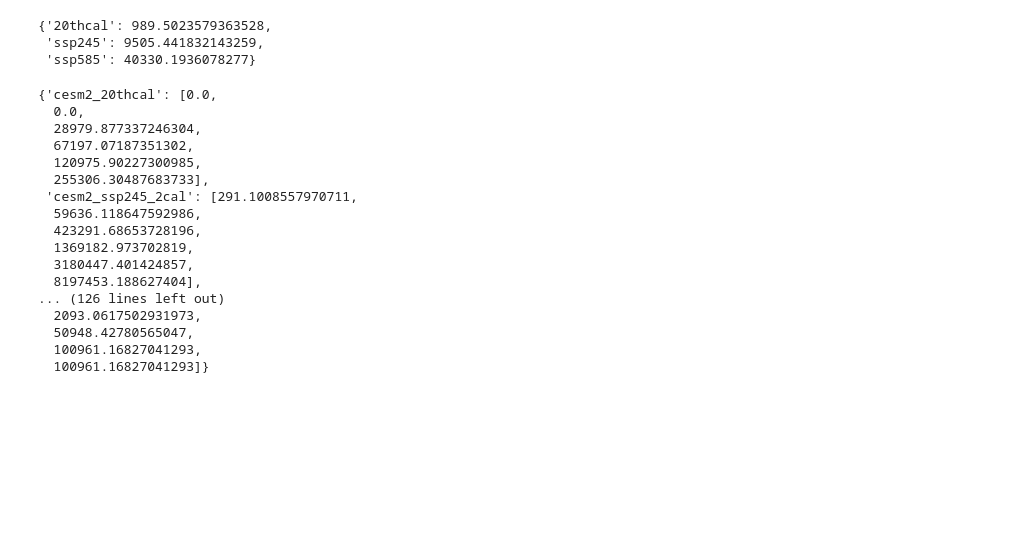
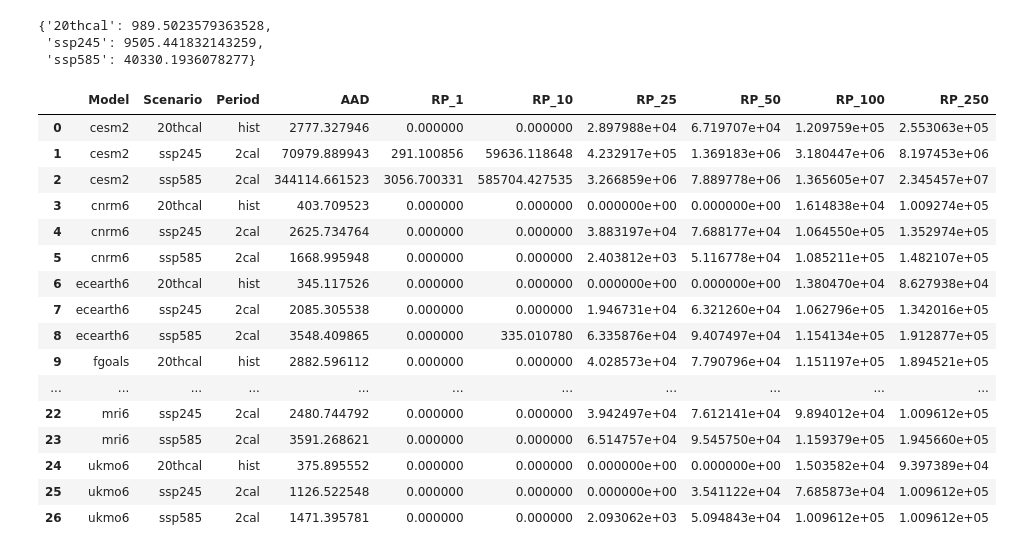
Before and after one commit to Evelyn-M/global-displacement-risk, a Jupyter notebook: doc/tutorial_TC.ipynb, the cells around one changed output. Drawn from its saved outputs; the diff is of its cells as text; code cells hidden in the pictures; blank space fills up the shorter version.

```diff
--- a/doc/tutorial_TC.ipynb
+++ b/doc/tutorial_TC.ipynb
@@ -452,23 +430,52 @@ scenario_means
 {'20thcal': 989.5023579363528,
  'ssp245': 9505.441832143259,
  'ssp585': 40330.1936078277}
-# %%
-pmd_dict
-# %% [output]
-{'cesm2_20thcal': [0.0,
-  0.0,
-  28979.877337246304,
-  67197.07187351302,
-  120975.90227300985,
-  255306.30487683733],
- 'cesm2_ssp245_2cal': [291.1008557970711,
-  59636.118647592986,
-  423291.68653728196,
-  1369182.973702819,
-  3180447.401424857,
-  8197453.188627404],
-... (126 lines left out)
-  2093.0617502931973,
-  50948.42780565047,
-  100961.16827041293,
-  100961.16827041293]}
+# %%
+# Create DataFrame
+data = {
+    'Model': [],
+    'Scenario': [],
+    'Period': [],
+    'AAD': []
+}
+
+for key, value in aai_agg_dict.items():
+    parts = key.split('_')
+    if len(parts) == 3:
+        model, scenario, period = parts
+    elif len(parts) == 2:
+        model, scenario = parts
+        period = "hist"
+    else:
+        continue
+
+    data['Model'].append(model)
+    data['Scenario'].append(scenario)
+    data['Period'].append(period)
+    data['AAD'].append(value)
+
+df = pd.DataFrame(data)
+
+# Iterate and add new columns for each RP value
+for rp, rp_value in zip([1, 10, 25, 50, 100, 250], zip(*pmd_dict.values())):
+    df[f'RP_{rp}'] = rp_value
+
+df
+# %% [output]
+|  | Model | Scenario | Period | AAD | RP_1 | RP_10 | RP_25 | RP_50 | RP_100 | RP_250 |
+| 0 | cesm2 | 20thcal | hist | 2777.327946 | 0.000000 | 0.000000 | 2.897988e+04 | 6.719707e+04 | 1.209759e+05 | 2.553063e+05 |
+| 1 | cesm2 | ssp245 | 2cal | 70979.889943 | 291.100856 | 59636.118648 | 4.232917e+05 | 1.369183e+06 | 3.180447e+06 | 8.197453e+06 |
+| 2 | cesm2 | ssp585 | 2cal | 344114.661523 | 3056.700331 | 585704.427535 | 3.266859e+06 | 7.889778e+06 | 1.365605e+07 | 2.345457e+07 |
+| 3 | cnrm6 | 20thcal | hist | 403.709523 | 0.000000 | 0.000000 | 0.000000e+00 | 0.000000e+00 | 1.614838e+04 | 1.009274e+05 |
+| 4 | cnrm6 | ssp245 | 2cal | 2625.734764 | 0.000000 | 0.000000 | 3.883197e+04 | 7.688177e+04 | 1.064550e+05 | 1.352974e+05 |
+| 5 | cnrm6 | ssp585 | 2cal | 1668.995948 | 0.000000 | 0.000000 | 2.403812e+03 | 5.116778e+04 | 1.085211e+05 | 1.482107e+05 |
+| 6 | ecearth6 | 20thcal | hist | 345.117526 | 0.000000 | 0.000000 | 0.000000e+00 | 0.000000e+00 | 1.380470e+04 | 8.627938e+04 |
+| 7 | ecearth6 | ssp245 | 2cal | 2085.305538 | 0.000000 | 0.000000 | 1.946731e+04 | 6.321260e+04 | 1.062796e+05 | 1.342016e+05 |
+| 8 | ecearth6 | ssp585 | 2cal | 3548.409865 | 0.000000 | 335.010780 | 6.335876e+04 | 9.407497e+04 | 1.154134e+05 | 1.912877e+05 |
+| 9 | fgoals | 20thcal | hist | 2882.596112 | 0.000000 | 0.000000 | 4.028573e+04 | 7.790796e+04 | 1.151197e+05 | 1.894521e+05 |
+| ... | ... | ... | ... | ... | ... | ... | ... | ... | ... | ... |
+| 22 | mri6 | ssp245 | 2cal | 2480.744792 | 0.000000 | 0.000000 | 3.942497e+04 | 7.612141e+04 | 9.894012e+04 | 1.009612e+05 |
+| 23 | mri6 | ssp585 | 2cal | 3591.268621 | 0.000000 | 0.000000 | 6.514757e+04 | 9.545750e+04 | 1.159379e+05 | 1.945660e+05 |
+| 24 | ukmo6 | 20thcal | hist | 375.895552 | 0.000000 | 0.000000 | 0.000000e+00 | 0.000000e+00 | 1.503582e+04 | 9.397389e+04 |
+| 25 | ukmo6 | ssp245 | 2cal | 1126.522548 | 0.000000 | 0.000000 | 0.000000e+00 | 3.541122e+04 | 7.685873e+04 | 1.009612e+05 |
+| 26 | ukmo6 | ssp585 | 2cal | 1471.395781 | 0.000000 | 0.000000 | 2.093062e+03 | 5.094843e+04 | 1.009612e+05 | 1.009612e+05 |
```
Also changed, not shown: parts of 9 cells of this notebook.
